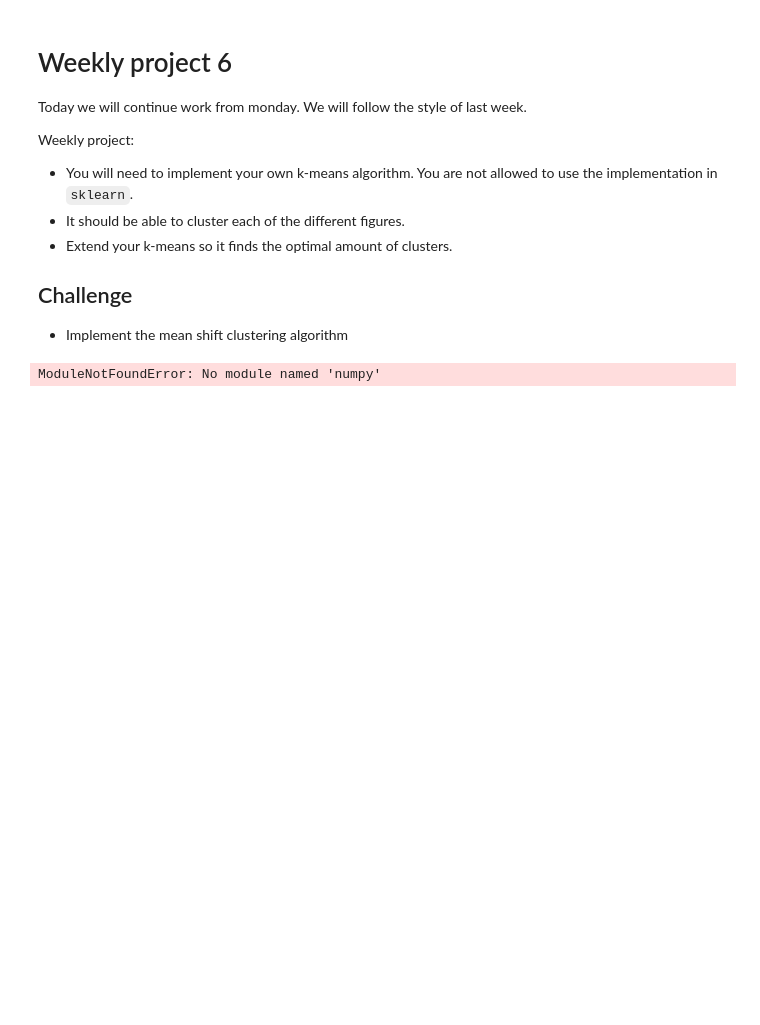
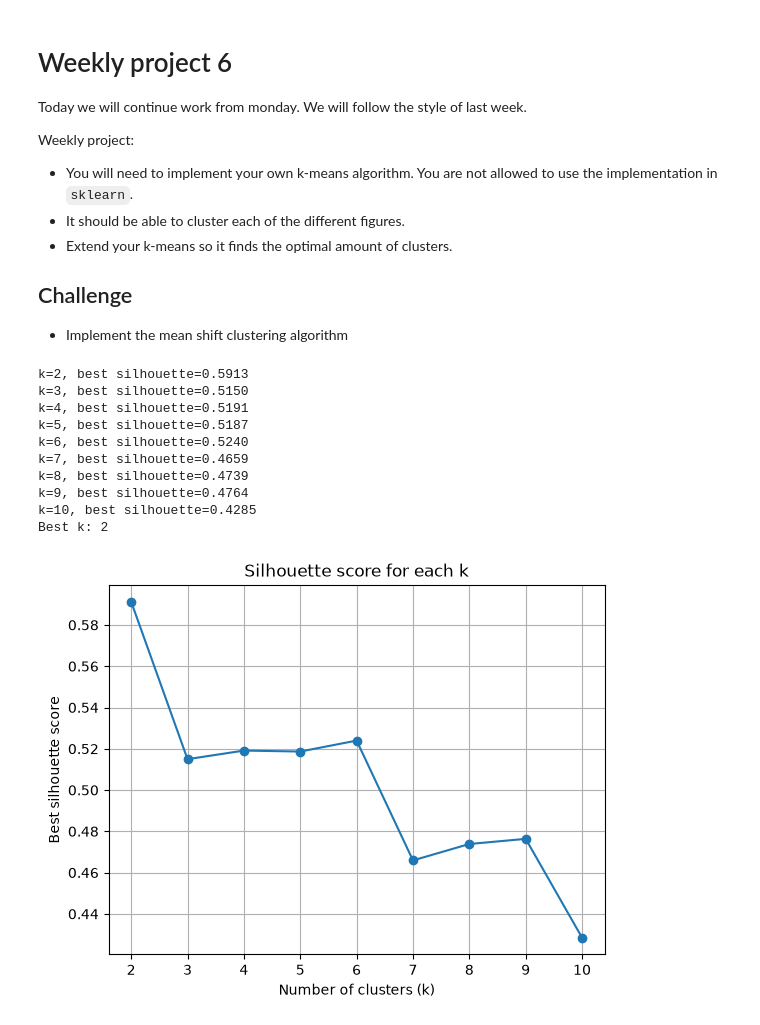
Before and after one commit to WojtekWla/perception-for-autonomous-systems, a Jupyter notebook: week_6/Weeklyproject6.ipynb, the cells around one changed output. Drawn from its saved outputs; the diff is of its cells as text; code cells hidden in the pictures; blank space fills up the shorter version.

```diff
--- a/week_6/Weeklyproject6.ipynb
+++ b/week_6/Weeklyproject6.ipynb
@@ -30,17 +30,17 @@ mesh = o3d.geometry.TriangleMesh.create_tetrahedron().translate((-d, 0, 0))
 mesh += o3d.geometry.TriangleMesh.create_octahedron().translate((0, 0, 0))
 mesh += o3d.geometry.TriangleMesh.create_icosahedron().translate((d, 0, 0))
 mesh += o3d.geometry.TriangleMesh.create_torus().translate((-d, -d, 0))
-mesh += o3d.geometry.TriangleMesh.create_moebius(twists=1).translate((0, -d, 0))
-mesh += o3d.geometry.TriangleMesh.create_moebius(twists=2).translate((d, -d, 0))
+mesh += o3d.geometry.TriangleMesh.create_mobius(twists=1).translate((0, -d, 0))
+mesh += o3d.geometry.TriangleMesh.create_mobius(twists=2).translate((d, -d, 0))
 
 ## apply k means on this
 point_cloud = mesh.sample_points_uniformly(int(1e3))
-# %% [output]
-ModuleNotFoundError: No module named 'numpy'
 # %%
 import pandas as pd
 import numpy as np
+import matplotlib.pyplot as plt
 
+scores = []
 
 # initialize the centroids with random values of each feature
 def random_centroids(data, k):
@@ -80,31 +80,85 @@ def new_centroids(data, labels, k):
 def kmeans(data, k, max_iterations=100):
     """Group data into k clusters.
 
     Args:
         data (pd.DataFrame): Numeric feature data, already scaled if needed.
         k (int): Number of clusters.
         max_iterations (int): Maximum number of iterations.
 
     Returns:
         centroids (pd.DataFrame): Each column is a cluster centroid.
         labels (pd.Series): Cluster assigned to each data point.
     """
     centroids = random_centroids(data, k)
     old_centroids = pd.DataFrame()
     iteration = 1
 
     while iteration <= max_iterations and not centroids.equals(old_centroids):
         old_centroids = centroids
 
         labels = get_labels(data, centroids)
         centroids = new_centroids(data, labels, k)
         iteration += 1
 
     # get labels using the final centroids
     labels = get_labels(data, centroids)
 
     return centroids, labels
 
+# Convert the Open3D point cloud to a pandas DataFrame
+data = pd.DataFrame(
+    np.asarray(point_cloud.points),
+    columns=["x", "y", "z"]
+)
 
+best_score = -np.inf
+scores = []
 
-centroids, labels = kmeans(data, k=5)
+for k in range(2, 11):
+    best_score_for_k = -np.inf
+
+    for repeat in range(10):
+        current_centroids, current_labels = kmeans(data, k)
+
+        score = silhouette_score(
+            data, current_labels,
+            sample_size=min(2000, len(data)),
+            random_state=42
+        )
+
+        if score > best_score_for_k:
+            best_score_for_k = score
+
+        if score > best_score:
+            best_score = score
+            best_k = k
+            centroids = current_centroids
+            labels = current_labels
+
+    # Outside the repeat loop: save ONE score per k
+    scores.append(best_score_for_k)
+    print(f"k={k}, best silhouette={best_score_for_k:.4f}")
+
+print("Best k:", best_k)
+
+plt.plot(range(2, 11), scores, marker="o")
+plt.xlabel("Number of clusters (k)")
+plt.ylabel("Best silhouette score")
+plt.title("Silhouette score for each k")
+plt.xticks(range(2, 11))
+plt.grid(True)
+plt.show()
+
+draw_labels_on_model(point_cloud, labels.to_numpy())
+# %% [output]
+k=2, best silhouette=0.5913
+k=3, best silhouette=0.5150
+k=4, best silhouette=0.5191
+k=5, best silhouette=0.5187
+k=6, best silhouette=0.5240
+k=7, best silhouette=0.4659
+k=8, best silhouette=0.4739
+k=9, best silhouette=0.4764
+k=10, best silhouette=0.4285
+Best k: 2
+[figure, added]
```
